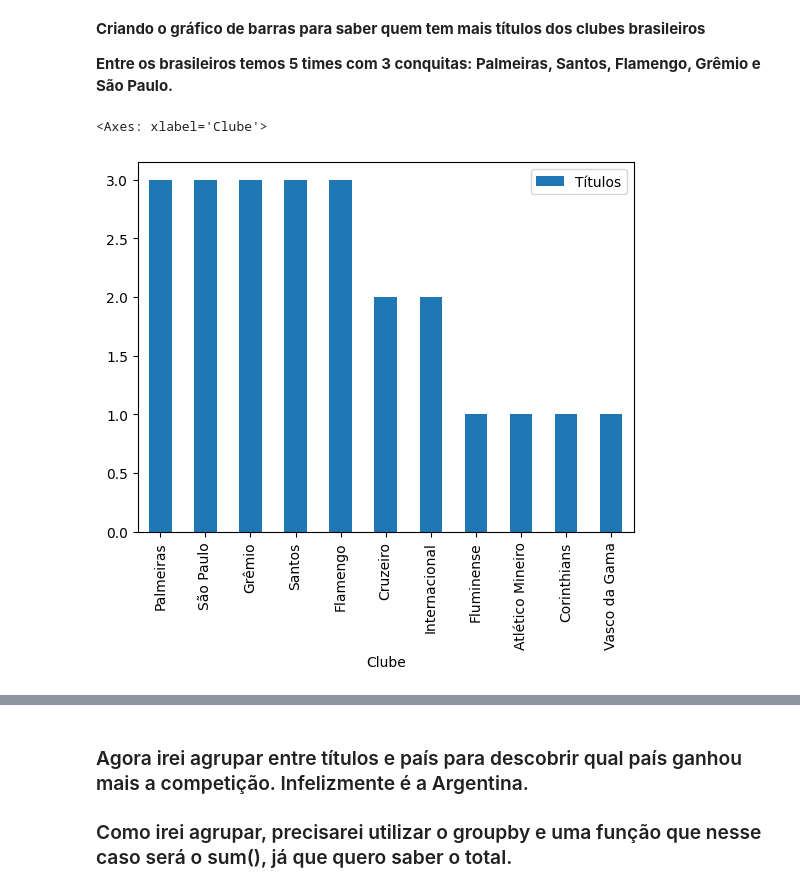
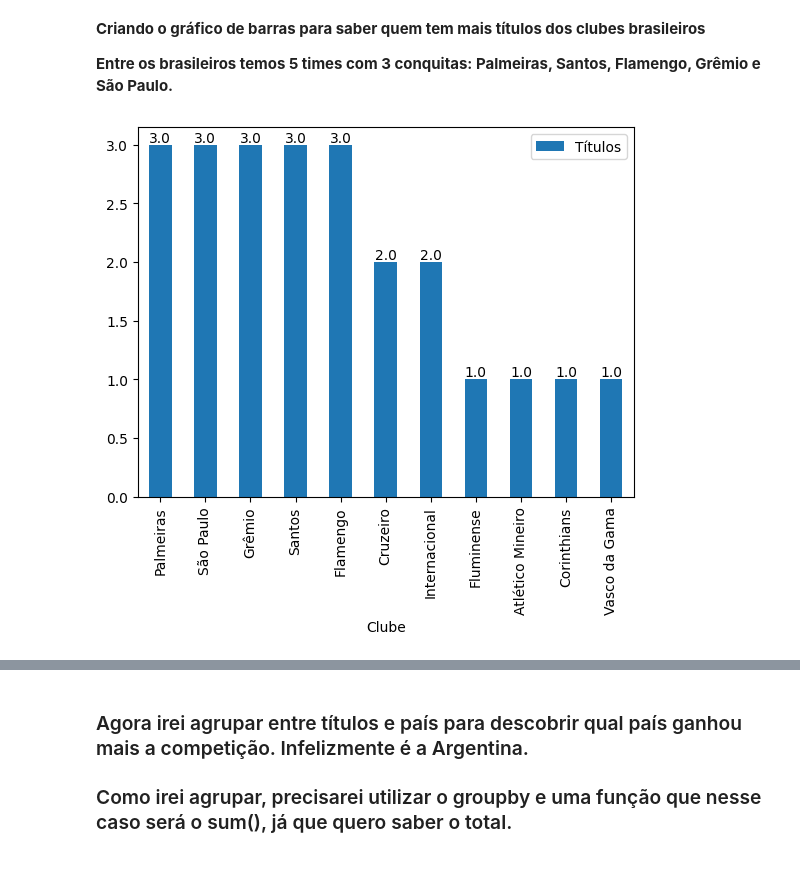
Before and after one commit to hugodevelopment/Web-Scraping, a Jupyter notebook: Liberta_wiki.ipynb, the cells around one changed output, grey strips where cells are left out. Cells and saved outputs as stored; diff of their text form; code cells hidden in the pictures.

Commit message:
Melhorando os gráficos
ok

```diff
--- a/Liberta_wiki.ipynb
+++ b/Liberta_wiki.ipynb
@@ -183,12 +179,10 @@ top_Brasil
 **Criando o gráfico de barras para saber quem tem mais títulos dos clubes brasileiros**
 
 **Entre os brasileiros temos 5 times com 3 conquitas: Palmeiras, Santos, Flamengo, Grêmio e São Paulo.**
-# %%
-# Cria o gráfico de barras
-top_Brasil.plot.bar(x='Clube', y='Títulos')
-# %% [output]
-<Axes: xlabel='Clube'>
-[figure, removed]
+# %%
+grafico_barras(top_Brasil,'Clube','Títulos')
+# %% [output]
+[figure, added]
 # %% [markdown]
 ![image.png](embedded-picture-1)
 # %% [markdown]
```
Also changed, not shown: parts of 9 cells of this notebook.
